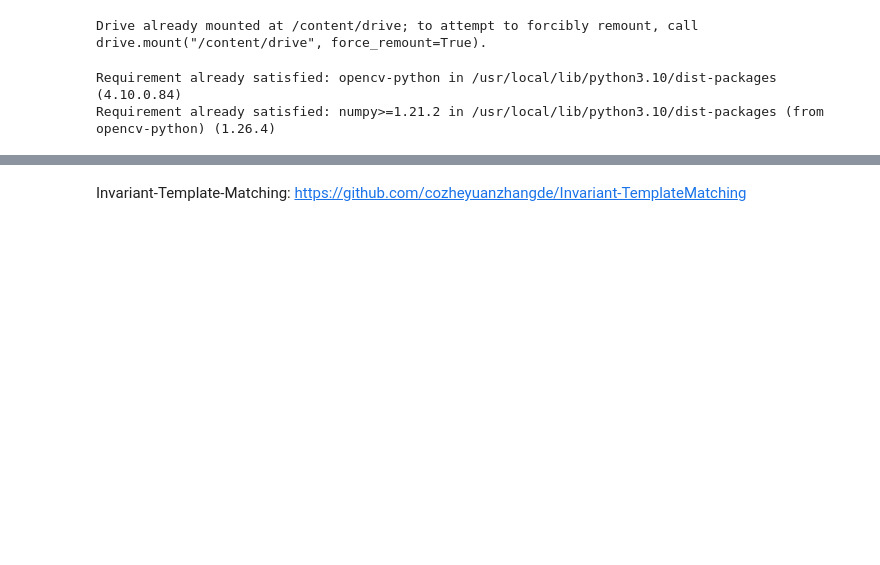
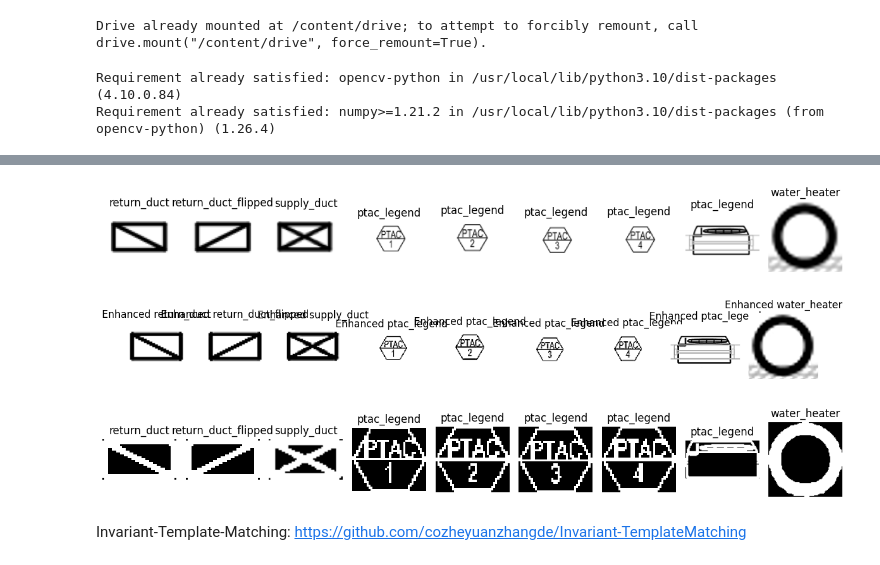
Before and after one commit to omartgabr/3D-Models-from-Blueprints, a Jupyter notebook: Object Detection/ObjectDetection_Mechanical_notebook.ipynb, the cells around one changed output, grey strips where cells are left out. Saved outputs shown, nothing was run; the diff lists cells and outputs as text; code cells hidden in the pictures; blank space fills up the shorter version.

```diff
--- a/Object Detection/ObjectDetection_Mechanical_notebook.ipynb
+++ b/Object Detection/ObjectDetection_Mechanical_notebook.ipynb
@@ -130,0 +101,74 @@ plt.show()
+# %%
+# Paths for templates
+template_paths = [
+    '/content/drive/MyDrive/*Datasets/Legends and Symbols/Mechanical Legends/Return Air Duct - horizontal.png',
+
+    '/content/drive/MyDrive/*Datasets/Legends and Symbols/Mechanical Legends/Supply Air Duct - horizontal.png',
+
+    '/content/drive/MyDrive/*Datasets/Legends and Symbols/Mechanical Legends/ptac_legend_1.png',
+    '/content/drive/MyDrive/*Datasets/Legends and Symbols/Mechanical Legends/ptac_legend_2.png',
+    '/content/drive/MyDrive/*Datasets/Legends and Symbols/Mechanical Legends/ptac_legend_3.png',
+    '/content/drive/MyDrive/*Datasets/Legends and Symbols/Mechanical Legends/ptac_legend_4.png',
+    '/content/drive/MyDrive/*Datasets/Legends and Symbols/Mechanical Legends/ptac_horizontal.png',
+
+    '/content/drive/MyDrive/*Datasets/Legends and Symbols/Mechanical Legends/Hot Water Heater.png'
+]
+
+template_names = [
+    'return_duct',
+    'supply_duct',
+    'ptac_legend', 'ptac_legend', 'ptac_legend', 'ptac_legend',
+    'ptac_legend',
+    'water_heater'
+]
+
+# Load the templates
+original_templates = [cv2.imread(path, 0) for path in template_paths]
+
+# Flip the "Return Air Duct" horizontally and add it to the list
+if original_templates[0] is not None:  # Ensure the first template is loaded
+    flipped_return_duct = cv2.flip(original_templates[0], 1)  # Flip horizontally
+    original_templates.insert(1, flipped_return_duct)  # Add the flipped template
+
+# Update template names to include the flipped "Return Air Duct"
+template_names.insert(1, 'return_duct_flipped')
+
+# Enhance the templates
+enhanced_templates = [enhance_template(template) for template in original_templates]
+
+# Preprocess the enhanced templates
+templates = [preprocess_template(template) for template in original_templates]
+
+# Plot original templates
+plt.figure(figsize=(12, 6))  # Adjust figure size for better visibility
+for i, (template, name) in enumerate(zip(original_templates, template_names)):
+    if template is not None:  # Handle cases where template could not be loaded
+        plt.subplot(1, len(template_names), i + 1)
+        plt.imshow(template, cmap='gray')  # Display in grayscale
+        plt.title(name)
+        plt.axis('off')
+plt.tight_layout()
+plt.show()
+
+# Plot enhanced templates
+plt.figure(figsize=(12, 6))
+for i, (template, name) in enumerate(zip(enhanced_templates, template_names)):
+    if template is not None:
+        plt.subplot(1, len(template_names), i + 1)
+        plt.imshow(template, cmap='gray')
+        plt.title(f"Enhanced {name}")
+        plt.axis('off')
+plt.tight_layout()
+plt.show()
+
+# Plot preprocessed templates
+plt.figure(figsize=(12, 6))
+for i, (template, name) in enumerate(zip(templates, template_names)):
+    if template is not None:
+        plt.subplot(1, len(template_names), i + 1)
+        plt.imshow(template, cmap='gray')
+        plt.title(name)
+        plt.axis('off')
+plt.tight_layout()
+plt.show()
+# %% [output]
@@ -131,3 +184,6 @@ plt.show()
+[figure, added]
+[figure, added]
+[figure, added]
 # %%
 # Define a function to preprocess templates and extract contours at specific 90-degree angles
 def preprocess_template_with_all_contours(template_img, rotation_angles=[0, 90, 180, 270]):
```
Also changed, not shown: parts of 18 cells of this notebook.
